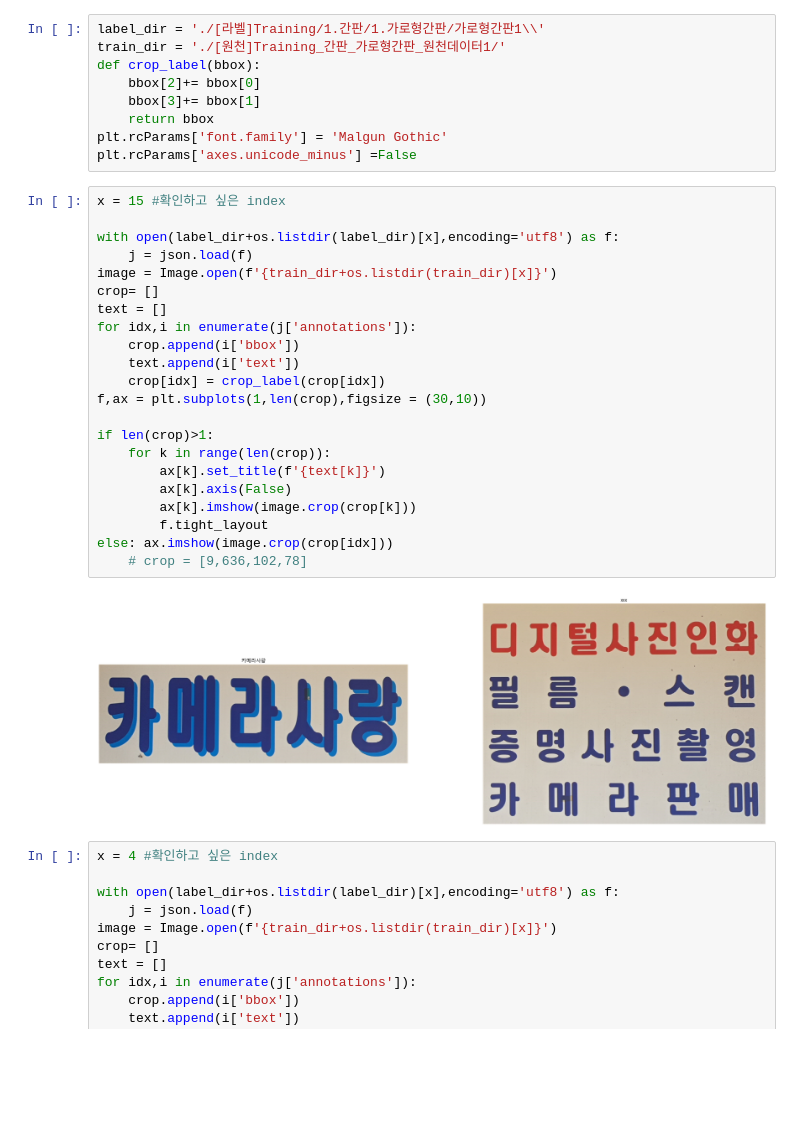
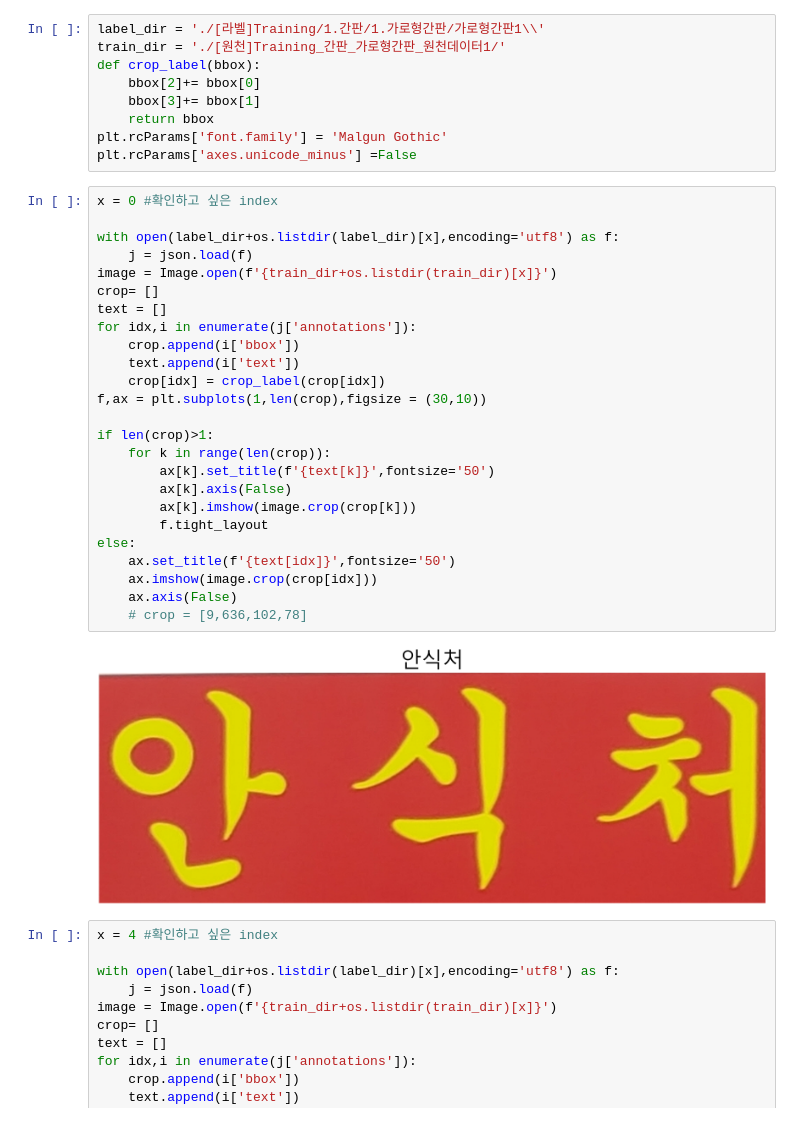
Before and after one commit to owinhun/customocr, a Jupyter notebook: aihub/human intelligence.ipynb, the cells around one changed output. Drawn from its saved outputs; the diff is of its cells as text; blank space fills up the shorter version.

```diff
--- a/aihub/human intelligence.ipynb
+++ b/aihub/human intelligence.ipynb
@@ -29,29 +29,32 @@ def crop_label(bbox):
 plt.rcParams['font.family'] = 'Malgun Gothic'
 plt.rcParams['axes.unicode_minus'] =False
 # %%
-x = 15 #확인하고 싶은 index
+x = 0 #확인하고 싶은 index
 
 with open(label_dir+os.listdir(label_dir)[x],encoding='utf8') as f:
     j = json.load(f)
 image = Image.open(f'{train_dir+os.listdir(train_dir)[x]}')
 crop= []
 text = []
 for idx,i in enumerate(j['annotations']):
     crop.append(i['bbox'])
     text.append(i['text'])
     crop[idx] = crop_label(crop[idx])
 f,ax = plt.subplots(1,len(crop),figsize = (30,10))
 
 if len(crop)>1:
     for k in range(len(crop)):
-        ax[k].set_title(f'{text[k]}')
+        ax[k].set_title(f'{text[k]}',fontsize='50')
         ax[k].axis(False)
         ax[k].imshow(image.crop(crop[k]))
         f.tight_layout
-else: ax.imshow(image.crop(crop[idx]))
+else:
+    ax.set_title(f'{text[idx]}',fontsize='50')
+    ax.imshow(image.crop(crop[idx]))
+    ax.axis(False)
     # crop = [9,636,102,78]
 # %% [output]
-[figure, old version]
+[figure, new version]
 # %%
 x = 4 #확인하고 싶은 index
 
```
